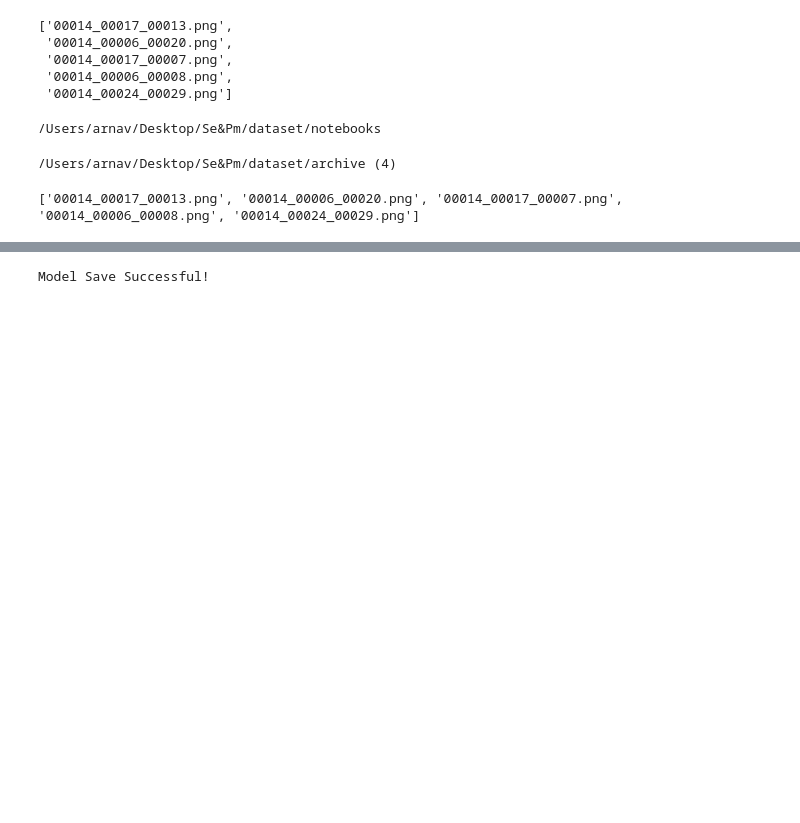
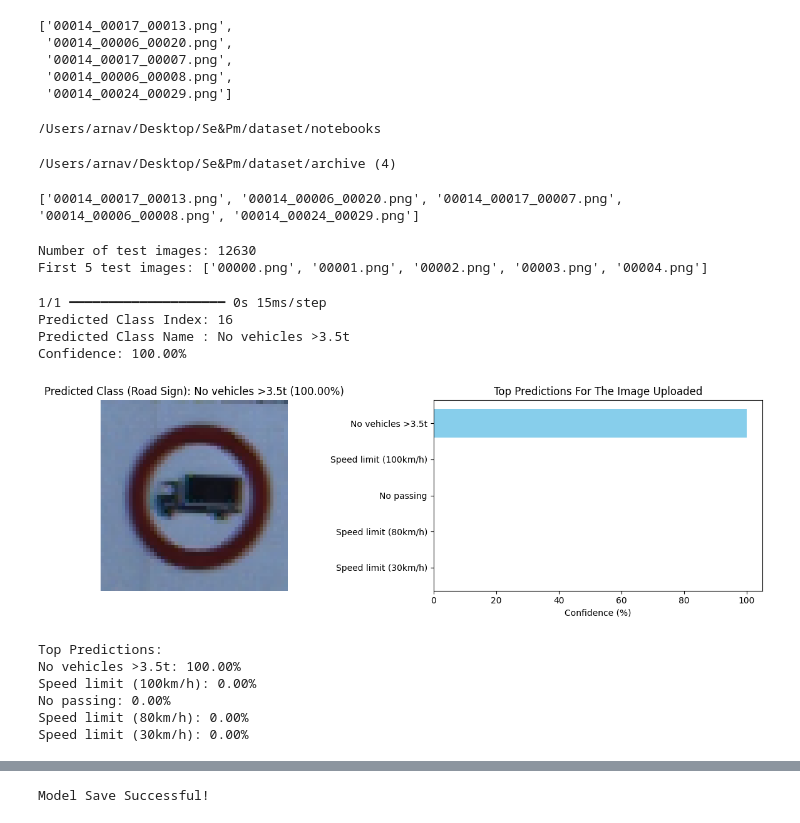
Before and after one commit to arnavanand2005/SE-PM-Project-Road-SIgn-Detection-, a Jupyter notebook: notebooks/road_sign_detection.ipynb, the cells around one changed output, grey strips where cells are left out. Cells and saved outputs as stored; diff of their text form; code cells hidden in the pictures; blank space fills up the shorter version.

```diff
--- a/notebooks/road_sign_detection.ipynb
+++ b/notebooks/road_sign_detection.ipynb
@@ -315,3 +319,31 @@ print(files[:5])
+# %%
+test_dir = os.path.join(dataset_root, "Test")
+
+test_images = sorted([
+    img for img in os.listdir(test_dir)
+    if img.lower().endswith((".png", ".jpg", ".jpeg"))
+])
+
+print("Number of test images:", len(test_images))
+print("First 5 test images:", test_images[:5])
+# %% [output]
+Number of test images: 12630
+First 5 test images: ['00000.png', '00001.png', '00002.png', '00003.png', '00004.png']
+# %%
+img_path = os.path.join(test_dir, test_images[0])
+test_single_image(img_path)
+# %% [output]
+1/1 ━━━━━━━━━━━━━━━━━━━━ 0s 15ms/step
+Predicted Class Index: 16
+Predicted Class Name : No vehicles >3.5t
+Confidence: 100.00%
+[figure, added]
+Top Predictions:
+No vehicles >3.5t: 100.00%
+Speed limit (100km/h): 0.00%
+No passing: 0.00%
+Speed limit (80km/h): 0.00%
+Speed limit (30km/h): 0.00%
 # %%
 img_path = os.path.join(dataset_root, "Test", test_images[0])
 test_single_image(img_path)
```
Also changed, not shown: parts of 13 cells of this notebook, 7 other files.
